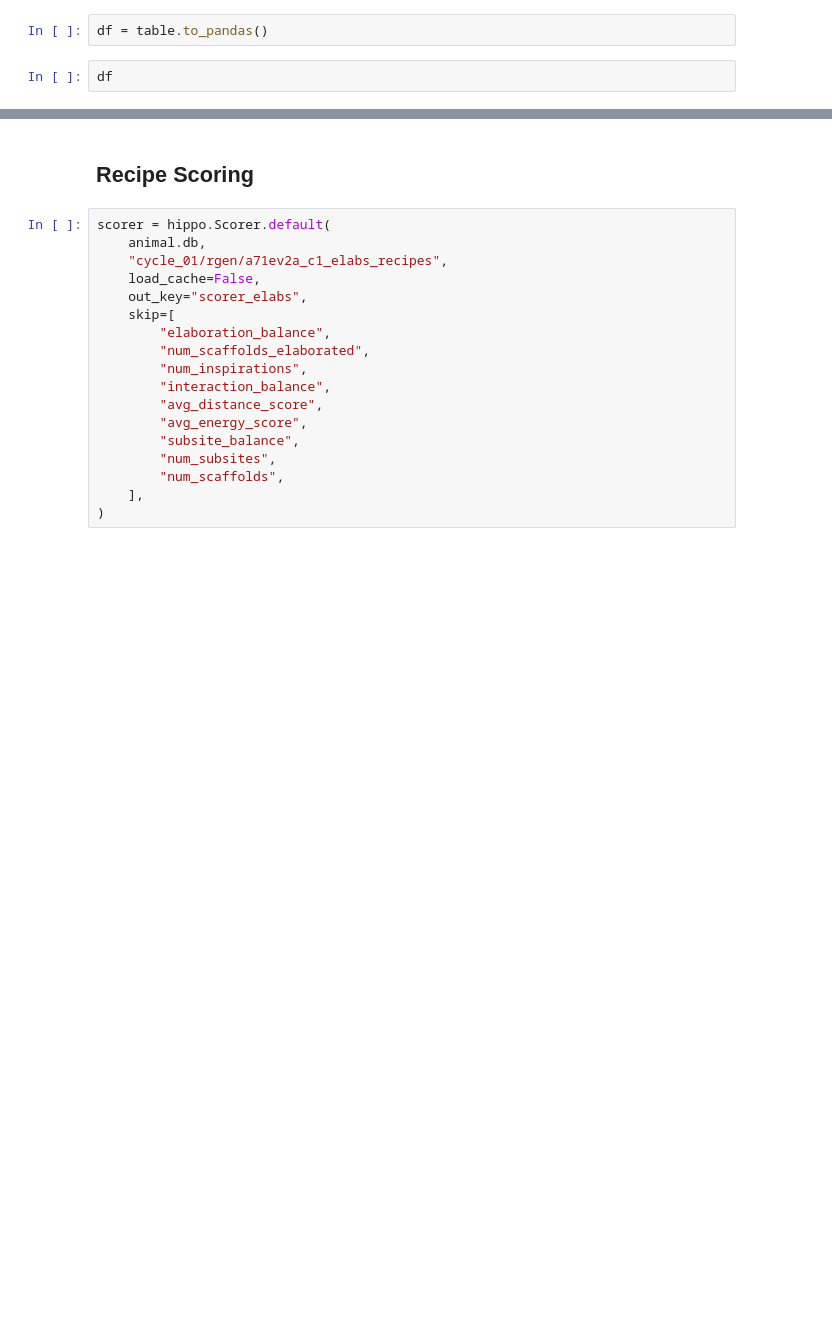
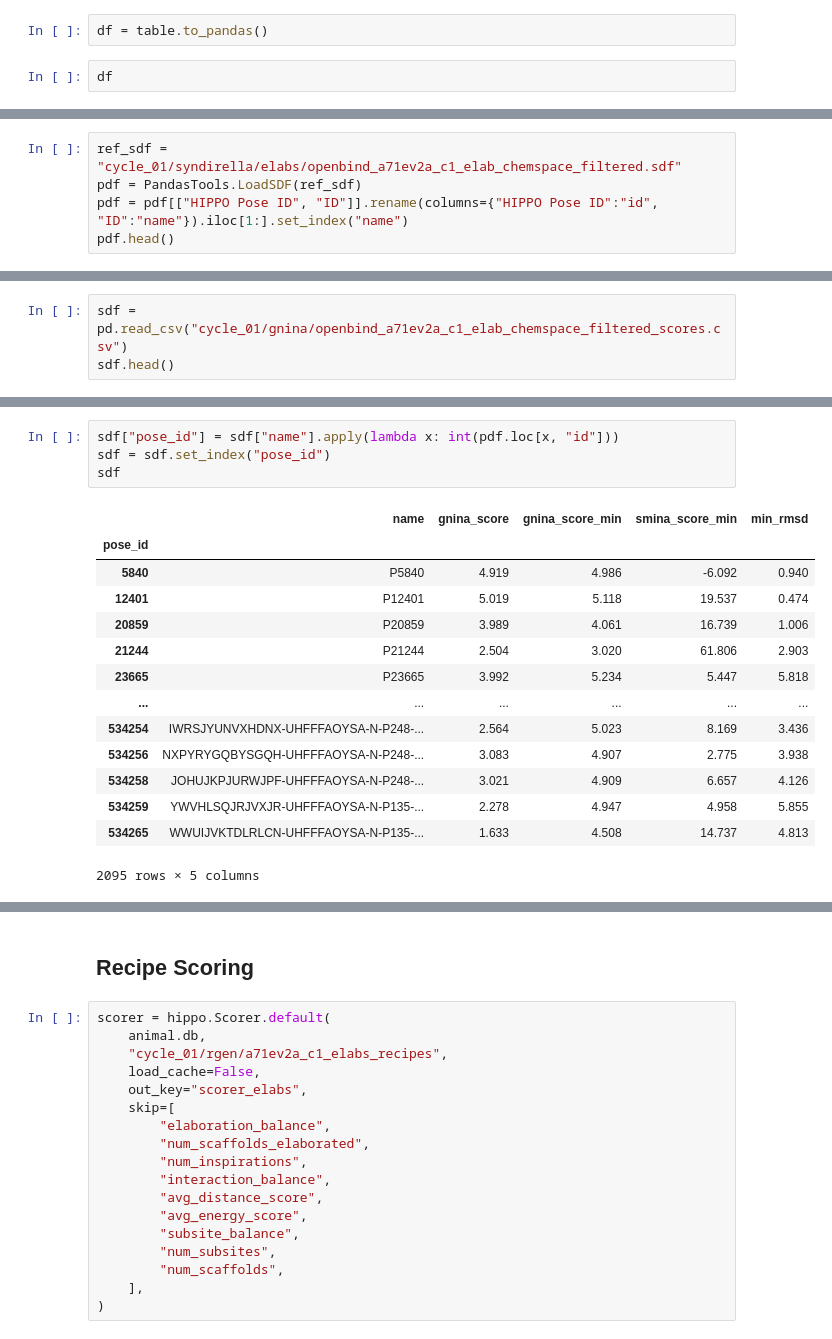
Before and after one commit to xchem/openbind-hippo, a Jupyter notebook: a71ev2a/c01j_scoring.ipynb, the cells around one changed output, grey strips where cells are left out. Saved outputs shown, nothing was run; the diff lists cells and outputs as text; blank space fills up the shorter version.

```diff
--- a/a71ev2a/c01j_scoring.ipynb
+++ b/a71ev2a/c01j_scoring.ipynb
@@ -431,0 +508,5 @@ df
+# %%
+ref_sdf = "cycle_01/syndirella/elabs/openbind_a71ev2a_c1_elab_chemspace_filtered.sdf"
+pdf = PandasTools.LoadSDF(ref_sdf)
+pdf = pdf[["HIPPO Pose ID", "ID"]].rename(columns={"HIPPO Pose ID":"id", "ID":"name"}).iloc[1:].set_index("name")
+pdf.head()
@@ -431,0 +521,3 @@ df
+# %%
+sdf = pd.read_csv("cycle_01/gnina/openbind_a71ev2a_c1_elab_chemspace_filtered_scores.csv")
+sdf.head()
@@ -431,0 +531,19 @@ df
+# %%
+sdf["pose_id"] = sdf["name"].apply(lambda x: int(pdf.loc[x, "id"]))
+sdf = sdf.set_index("pose_id")
+sdf
+# %% [output]
+|  | name | gnina_score | gnina_score_min | smina_score_min | min_rmsd |
+| pose_id |  |  |  |  |  |
+| 5840 | P5840 | 4.919 | 4.986 | -6.092 | 0.940 |
+| 12401 | P12401 | 5.019 | 5.118 | 19.537 | 0.474 |
+| 20859 | P20859 | 3.989 | 4.061 | 16.739 | 1.006 |
+| 21244 | P21244 | 2.504 | 3.020 | 61.806 | 2.903 |
+| 23665 | P23665 | 3.992 | 5.234 | 5.447 | 5.818 |
+| ... | ... | ... | ... | ... | ... |
+| 534254 | IWRSJYUNVXHDNX-UHFFFAOYSA-N-P248-... | 2.564 | 5.023 | 8.169 | 3.436 |
+| 534256 | NXPYRYGQBYSGQH-UHFFFAOYSA-N-P248-... | 3.083 | 4.907 | 2.775 | 3.938 |
+| 534258 | JOHUJKPJURWJPF-UHFFFAOYSA-N-P248-... | 3.021 | 4.909 | 6.657 | 4.126 |
+| 534259 | YWVHLSQJRJVXJR-UHFFFAOYSA-N-P135-... | 2.278 | 4.947 | 4.958 | 5.855 |
+| 534265 | WWUIJVKTDLRLCN-UHFFFAOYSA-N-P135-... | 1.633 | 4.508 | 14.737 | 4.813 |
+2095 rows × 5 columns
```
Also changed, not shown: parts of 26 cells of this notebook, 23 other files.
